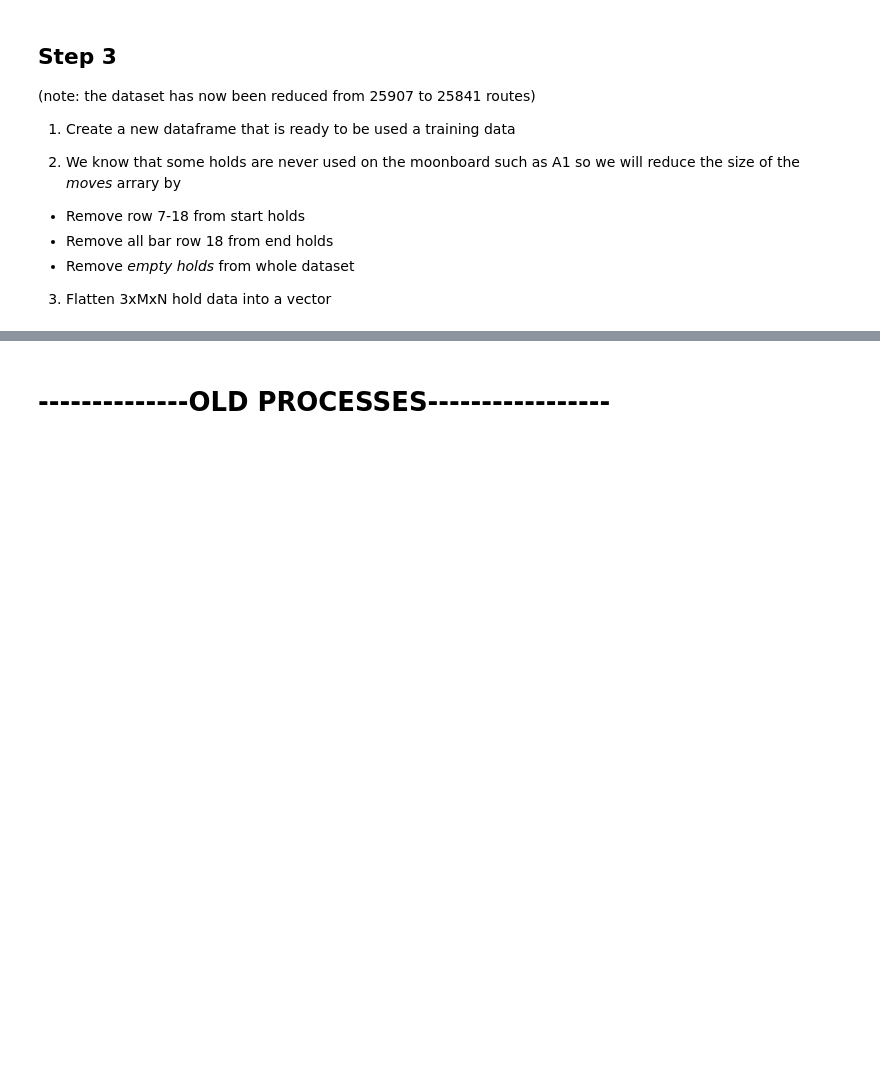
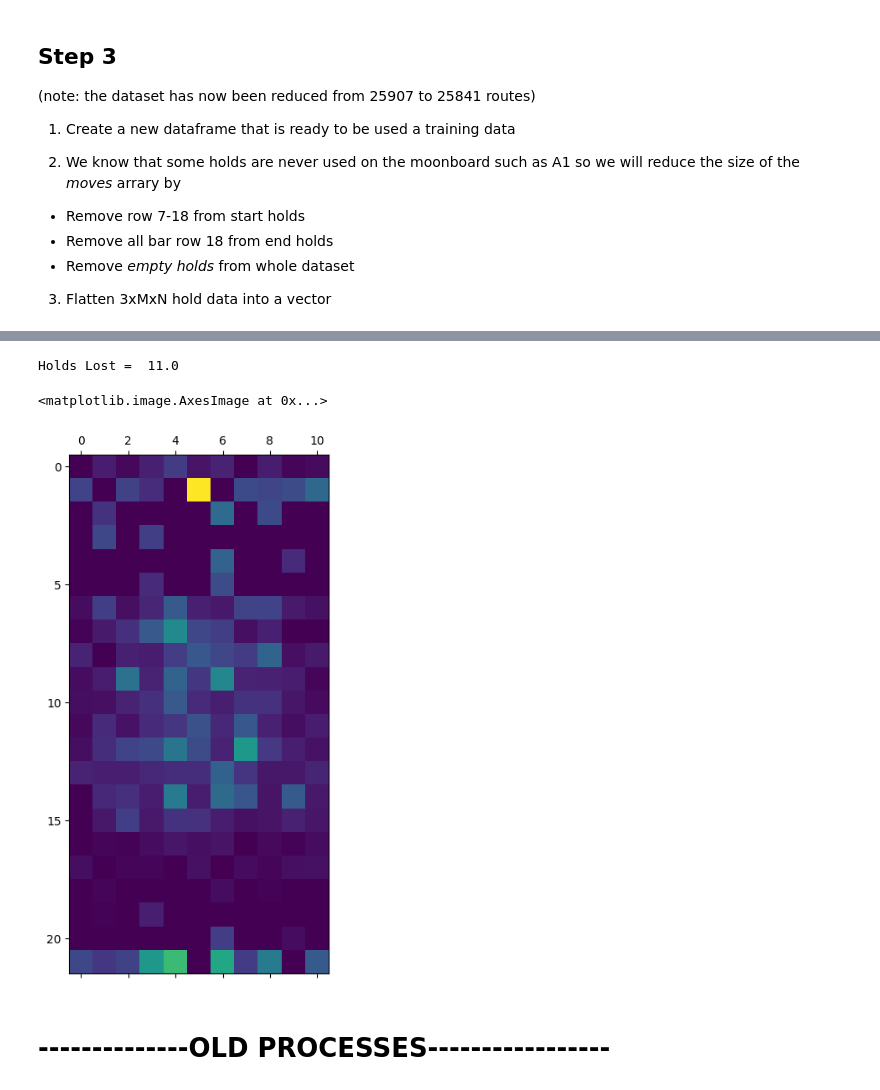
Before and after one commit to wd7512/Moonboard-Analysis, a Jupyter notebook: Cleaning.ipynb, the cells around one changed output, grey strips where cells are left out. Cells and saved outputs as stored; diff of their text form; code cells hidden in the pictures; blank space fills up the shorter version.

```diff
--- a/Cleaning.ipynb
+++ b/Cleaning.ipynb
@@ -240,3 +249,23 @@ Routes with start holds in row index= 17 0
+# %%
+import matplotlib.pyplot as plt
+def condense(moves):
+    new_moves = np.zeros((22,11))
+
+    new_moves[0:5,:] = moves[0][12:17,:]
+    new_moves[5:21,:] = moves[1][1:17,:]
+    new_moves[-1,:] = moves[2][0,:]
+
+    return new_moves
+
+con_freq = condense(freq)
+
+print('Holds Lost = ',np.sum(freq)-np.sum(con_freq))
+
+plt.matshow(con_freq)
+# %% [output]
+Holds Lost =  11.0
+<matplotlib.image.AxesImage at 0x...>
+[figure, added]
 # %% [markdown]
 # --------------OLD PROCESSES-----------------
 # %%
```
Also changed, not shown: parts of 5 cells of this notebook.
